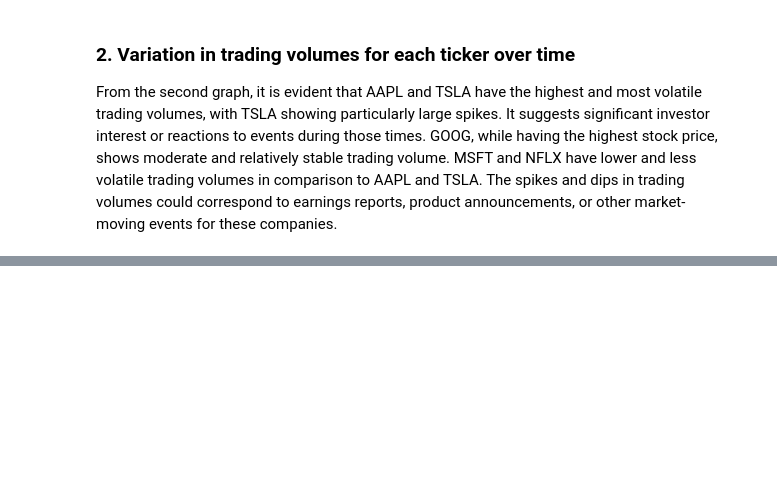
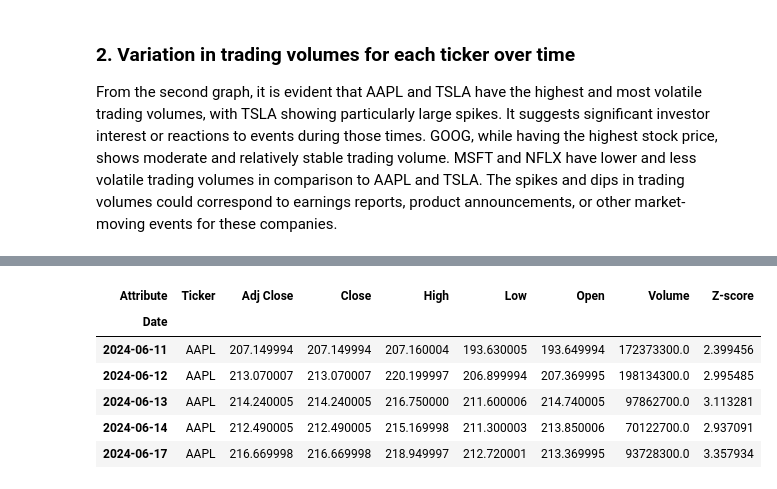
Before and after one commit to SirTee12/Marketing-Analysis-Projects, a Jupyter notebook: Stock-Market-Anomaly-Detection/Stock-Market-Anomaly-Detection.ipynb, the cells around one changed output, grey strips where cells are left out. Cells and saved outputs as stored; diff of their text form; code cells hidden in the pictures; blank space fills up the shorter version.

```diff
--- a/Stock-Market-Anomaly-Detection/Stock-Market-Anomaly-Detection.ipynb
+++ b/Stock-Market-Anomaly-Detection/Stock-Market-Anomaly-Detection.ipynb
@@ -137,0 +148,37 @@ plt.show()
+# %%
+from scipy.stats import zscore
+
+# define a function to detect anomalies
+def detect_anomalies(data, column):
+    data_copy = data.copy()
+
+    #calculate zcores and add them as new column
+    data_copy['Z-score'] = zscore(data_copy[column])
+
+    # find where the absolute zscore is greater than 2 (common threshold for anomalies)
+    anomalies = data_copy[abs(data_copy['Z-score']) > 2]
+    return anomalies
+
+anomalies_adj_close = pd.DataFrame()
+anomalies_volume = pd.DataFrame()
+
+for ticker in stock_data_or['Ticker'].unique():
+    data_ticker = stock_data_or[stock_data_or['Ticker'] == ticker]
+
+    adj_close_anomalies = detect_anomalies(data_ticker, 'Adj Close')
+    volume_anomalies = detect_anomalies(data_ticker, 'Volume')
+
+    # merge data using concat
+    anomalies_adj_close = pd.concat([anomalies_adj_close, adj_close_anomalies])
+    anomalies_volume = pd.concat([anomalies_volume, volume_anomalies])
+
+
+anomalies_adj_close.head()
+# %% [output]
+| Attribute | Ticker | Adj Close | Close | High | Low | Open | Volume | Z-score |
+| Date |  |  |  |  |  |  |  |  |
+| 2024-06-11 | AAPL | 207.149994 | 207.149994 | 207.160004 | 193.630005 | 193.649994 | 172373300.0 | 2.399456 |
+| 2024-06-12 | AAPL | 213.070007 | 213.070007 | 220.199997 | 206.899994 | 207.369995 | 198134300.0 | 2.995485 |
+| 2024-06-13 | AAPL | 214.240005 | 214.240005 | 216.750000 | 211.600006 | 214.740005 | 97862700.0 | 3.113281 |
+| 2024-06-14 | AAPL | 212.490005 | 212.490005 | 215.169998 | 211.300003 | 213.850006 | 70122700.0 | 2.937091 |
+| 2024-06-17 | AAPL | 216.669998 | 216.669998 | 218.949997 | 212.720001 | 213.369995 | 93728300.0 | 3.357934 |
```
Also changed, not shown: parts of 7 cells of this notebook.
